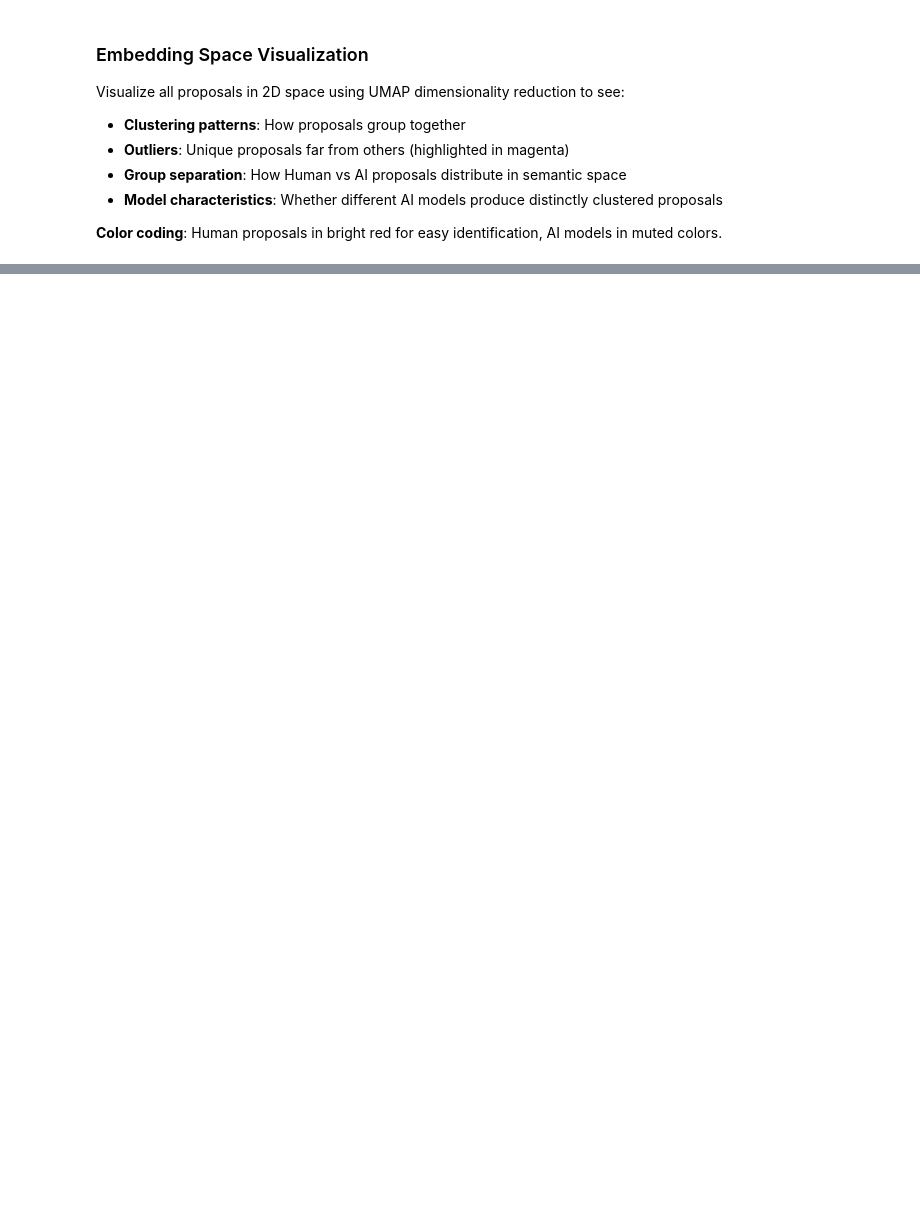
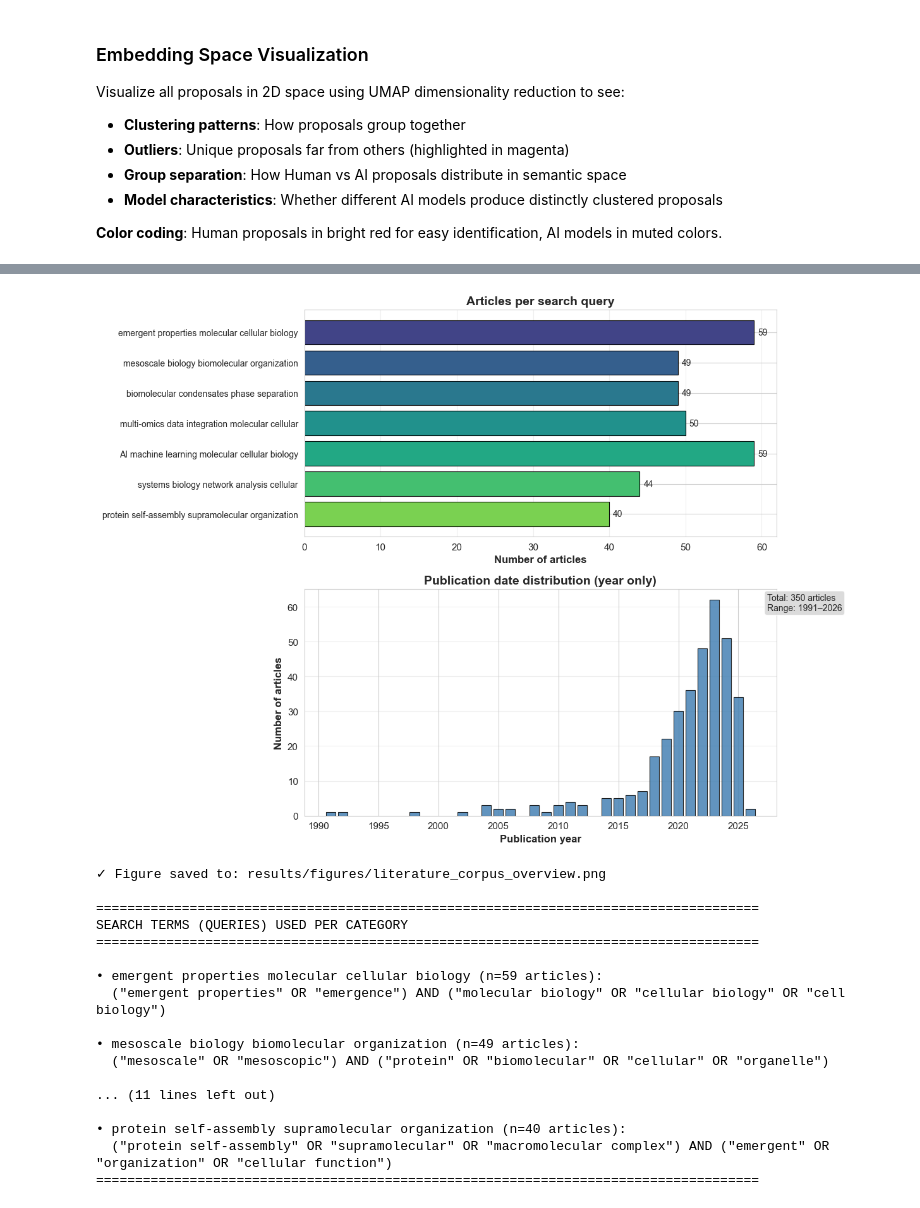
Before and after one commit to eveyhuang/human-AI-proposal, a Jupyter notebook: compare_proposals.ipynb, the cells around one changed output, grey strips where cells are left out. Cells and saved outputs as stored; diff of their text form; code cells hidden in the pictures; blank space fills up the shorter version.

```diff
--- a/compare_proposals.ipynb
+++ b/compare_proposals.ipynb
@@ -1913,0 +2122,76 @@ print("="*90)
+# %%
+# Visualize literature corpus: articles per query + publication year distribution
+import re
+
+fig, axes = plt.subplots(2, 1, figsize=(12, 9))
+
+# --- Panel 1: Articles per search query ---
+ax1 = axes[0]
+queries = corpus_data['search_queries']
+labels = [q['label'] for q in queries]
+counts = [q['new_unique_added'] for q in queries]
+colors_bar = plt.cm.viridis(np.linspace(0.2, 0.8, len(labels)))
+bars = ax1.barh(range(len(labels)), counts, color=colors_bar, edgecolor='black', linewidth=0.8)
+ax1.set_yticks(range(len(labels)))
+ax1.set_yticklabels(labels, fontsize=10, ha='right')
+ax1.set_xlabel('Number of articles', fontsize=12, fontweight='bold')
+ax1.set_title('Articles per search query', fontsize=14, fontweight='bold')
+ax1.invert_yaxis()
+ax1.grid(axis='x', alpha=0.3)
+for bar, c in zip(bars, counts):
+    ax1.text(bar.get_width() + 0.5, bar.get_y() + bar.get_height()/2, str(c), va='center', fontsize='10')
+
+# --- Panel 2: Publication year distribution ---
+ax2 = axes[1]
+def parse_year(pub_date):
+    if not pub_date or not isinstance(pub_date, str):
+        return None
+    m = re.match(r'(\d{4})', pub_date.strip())
+    return int(m.group(1)) if m else None
+
+years = [parse_year(a.get('publication_date')) for a in articles]
+years = [y for y in years if y is not None]
+year_counts = pd.Series(years).value_counts().sort_index()
+
+ax2.bar(year_counts.index, year_counts.values, color='steelblue', edgecolor='black', linewidth=0.8, alpha=0.85)
+ax2.set_xlabel('Publication year', fontsize=12, fontweight='bold')
+ax2.set_ylabel('Number of articles', fontsize=12, fontweight='bold')
+ax2.set_title('Publication date distribution (year only)', fontsize=14, fontweight='bold')
+ax2.grid(axis='y', alpha=0.3)
+if years:
+    ax2.text(0.98, 0.98, f'Total: {len(years)} articles\nRange: {min(years)}–{max(years)}', transform=ax2.transAxes,
+             fontsize=10, verticalalignment='top', horizontalalignment='left',
+             bbox=dict(boxstyle='round', facecolor='lightgray', alpha=0.8))
+
+plt.tight_layout()
+plt.savefig('results/figures/literature_corpus_overview.png', dpi=300, bbox_inches='tight')
+plt.show()
+print('✓ Figure saved to: results/figures/literature_corpus_overview.png')
+
+# Print search terms (queries) used for each category
+print('\n' + '='*85)
+print('SEARCH TERMS (QUERIES) USED PER CATEGORY')
+print('='*85)
+for q in queries:
+    print(f"\n• {q['label']} (n={q['new_unique_added']} articles):")
+    print(f"  {q['query']}")
+print('='*85)
+# %% [output]
+[figure, added]
+✓ Figure saved to: results/figures/literature_corpus_overview.png
+
+=====================================================================================
+SEARCH TERMS (QUERIES) USED PER CATEGORY
+=====================================================================================
+
+• emergent properties molecular cellular biology (n=59 articles):
+  ("emergent properties" OR "emergence") AND ("molecular biology" OR "cellular biology" OR "cell biology")
+
+• mesoscale biology biomolecular organization (n=49 articles):
+  ("mesoscale" OR "mesoscopic") AND ("protein" OR "biomolecular" OR "cellular" OR "organelle")
+
+... (11 lines left out)
+
+• protein self-assembly supramolecular organization (n=40 articles):
+  ("protein self-assembly" OR "supramolecular" OR "macromolecular complex") AND ("emergent" OR "organization" OR "cellular function")
+=====================================================================================
```
Also changed, not shown: parts of 39 cells of this notebook, 26 other files.
